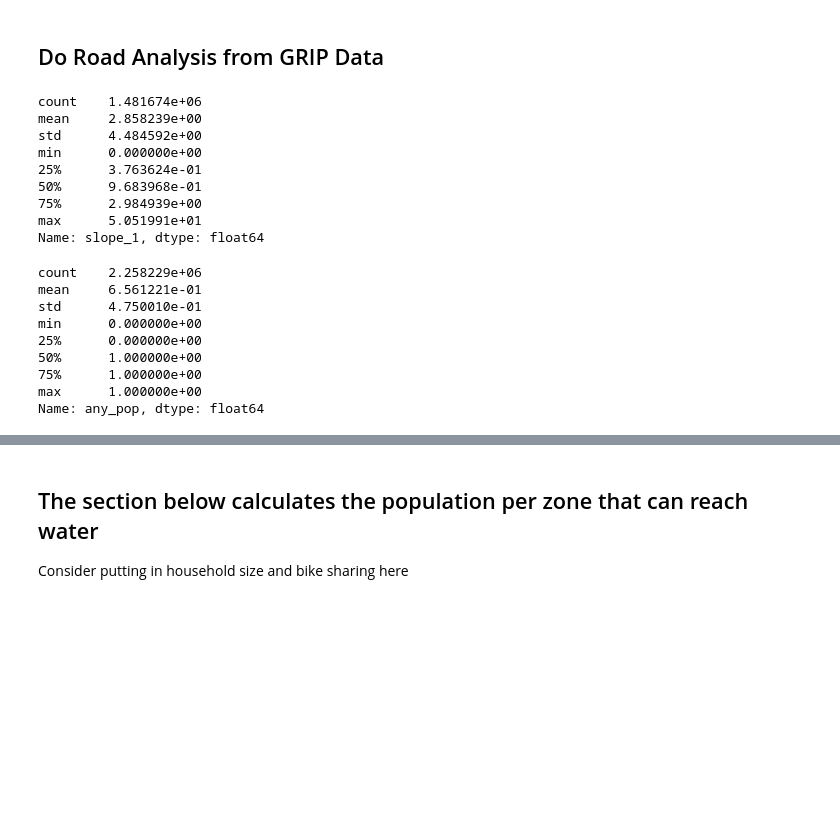
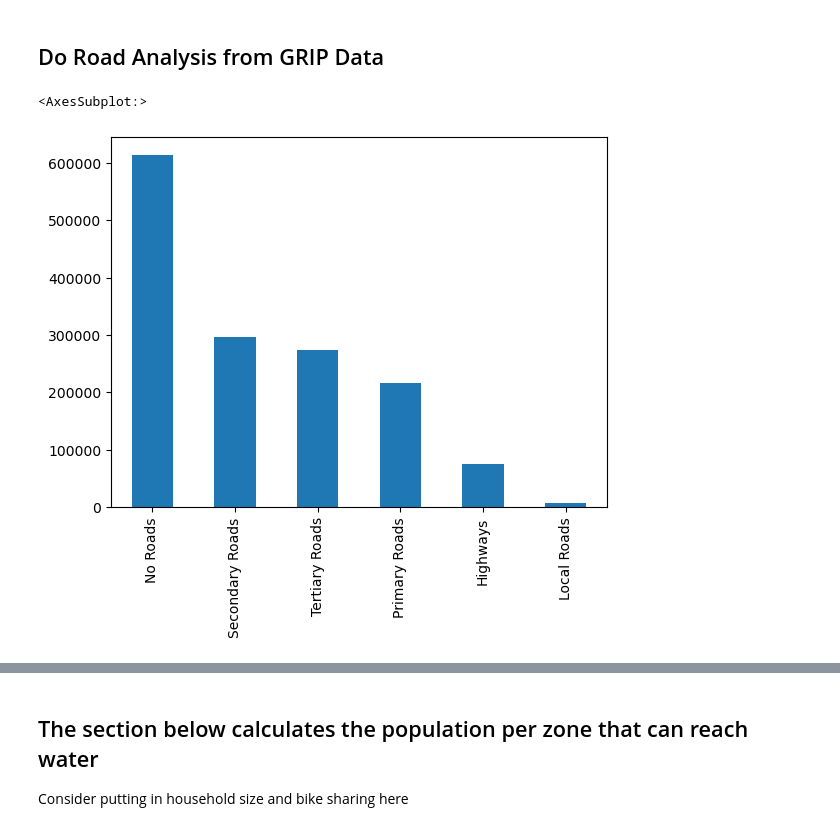
Before and after one commit to allfed/water-access, a Jupyter notebook: scripts/gis_global_analysis.ipynb, the cells around one changed output, grey strips where cells are left out. Cells and saved outputs as stored; diff of their text form; code cells hidden in the pictures; blank space fills up the shorter version.

```diff
--- a/scripts/gis_global_analysis.ipynb
+++ b/scripts/gis_global_analysis.ipynb
@@ -213,52 +204,25 @@ df_zones['dominant_road_type'].value_counts().plot(kind='bar')
-# %%
-# df_zones['dominant_road_type'].value_counts().plot(kind='bar')
-
-# histogram og househould
-# df_zones['Average household size (number of members)'].hist(bins=100)
-
-# export to csvdf_zones:
-# df_zones.to_csv('../data/df_zones.csv')
-
-# plot average household size in increasing order using plotly
-# fig = px.line(df_input.sort_values(by='Average household size (number of members)'), x="Entity", y="Average household size (number of members)", color="subregion")
-# # px.line(df_input.sort_values(by='Average household size (number of members)')['Average household size (number of members)'])
-# # save plot
-# fig.write_html("../data/average_household_size.html")
-
-
-# create a new series with the 'inhabited vrm' values. THis uses any_pop, put over the top of the vrm values, 'vrm1'
-# find non zero values AdjPopFloat
-df_zones["any_pop"] = df_zones["AdjPopFloat"].apply(
-    lambda x: 1 if x > 10 else 0
-)
-
-
-df_zones["any_pop"].describe()
-
-# describe vrm filtered by any_pop =1
-df_zones[df_zones["any_pop"] == 1]["slope_1"].describe()
-# %% [output]
-count    1.481674e+06
-mean     2.858239e+00
-std      4.484592e+00
-min      0.000000e+00
-25%      3.763624e-01
-50%      9.683968e-01
-75%      2.984939e+00
-max      5.051991e+01
-Name: slope_1, dtype: float64
-# %%
-df_zones["any_pop"].describe()
-
-# 1481674
-# 2258229
-# %% [output]
-count    2.258229e+06
-mean     6.561221e-01
-std      4.750010e-01
-min      0.000000e+00
-25%      0.000000e+00
-50%      1.000000e+00
-75%      1.000000e+00
-max      1.000000e+00
-Name: any_pop, dtype: float64
+# %%
+# Define the columns to work with
+columns = ["grip_1_1", "grip_2_1", "grip_3_1", "grip_4_1", "grip_5_1"]
+
+# Create a numpy array from the DataFrame for faster processing
+data = df_zones[columns].to_numpy()
+
+# Find the index of the first non-zero value in each row
+non_zero_indices = np.argmax(data != 0, axis=1)
+
+# Handle rows with all zeros
+all_zeros = np.all(data == 0, axis=1)
+non_zero_indices[all_zeros] = -1  # Set a distinct value for rows with all zeros
+
+# Map indices to road types
+road_types = np.array(['No Roads', 'Highways', 'Primary Roads', 'Secondary Roads', 'Tertiary Roads', 'Local Roads'])
+
+# Assign the dominant road type
+df_zones['dominant_road_type'] = road_types[non_zero_indices + 1]  # +1 to adjust for 'No Roads'
+
+# Histogram of dominant road type
+df_zones['dominant_road_type'].value_counts().plot(kind='bar')
+# %% [output]
+<AxesSubplot:>
+[figure, added]
```
Also changed, not shown: parts of 12 cells of this notebook, 5 other files.
